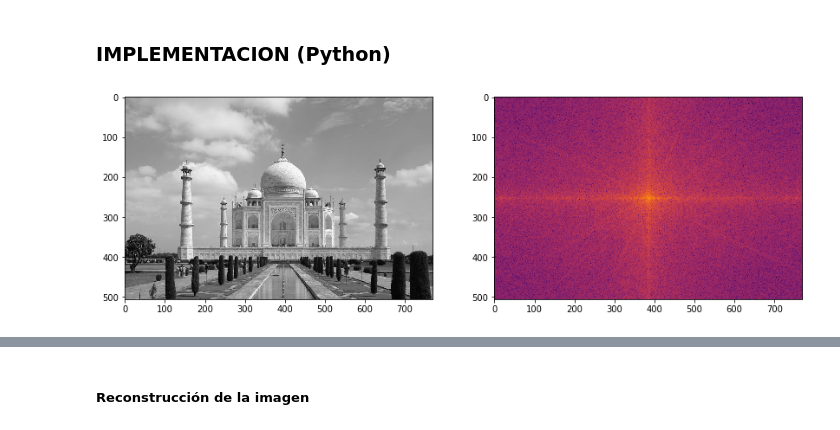
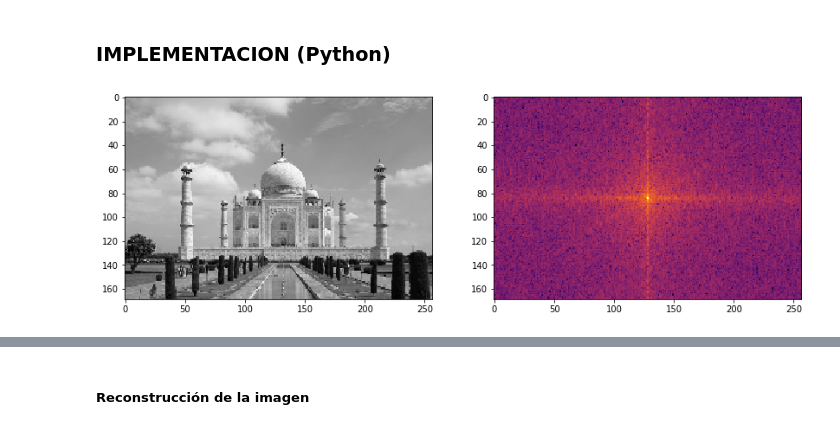
Before and after one commit to luiscib3r/Procesamiento-de-Imagenes, a Jupyter notebook: Seminario/Filtrado de imágenes en el dominio de la frecuencia.ipynb, the cells around one changed output, grey strips where cells are left out. Cells and saved outputs as stored; diff of their text form; code cells hidden in the pictures.

```diff
--- a/Seminario/Filtrado de imágenes en el dominio de la frecuencia.ipynb
+++ b/Seminario/Filtrado de imágenes en el dominio de la frecuencia.ipynb
@@ -121,13 +142,15 @@ Estas propiedades son de vital importancia en el tratamiento digital de imágene
 ### IMPLEMENTACION (Python)
 # %%
 _, (ax0, ax1) = subplots(1, 2, figsize=(14, 10))
+
+img = img[::3, ::3]
 
 ax0.imshow(img)
 
 F = fftshift(fft2(img))
 
 ax1.imshow(20*log(abs(F)), cmap="inferno")
 
 show()
 # %% [output]
-[figure, old version]
+[figure, new version]
```
Also changed, not shown: parts of 22 cells of this notebook, 2 other files.
